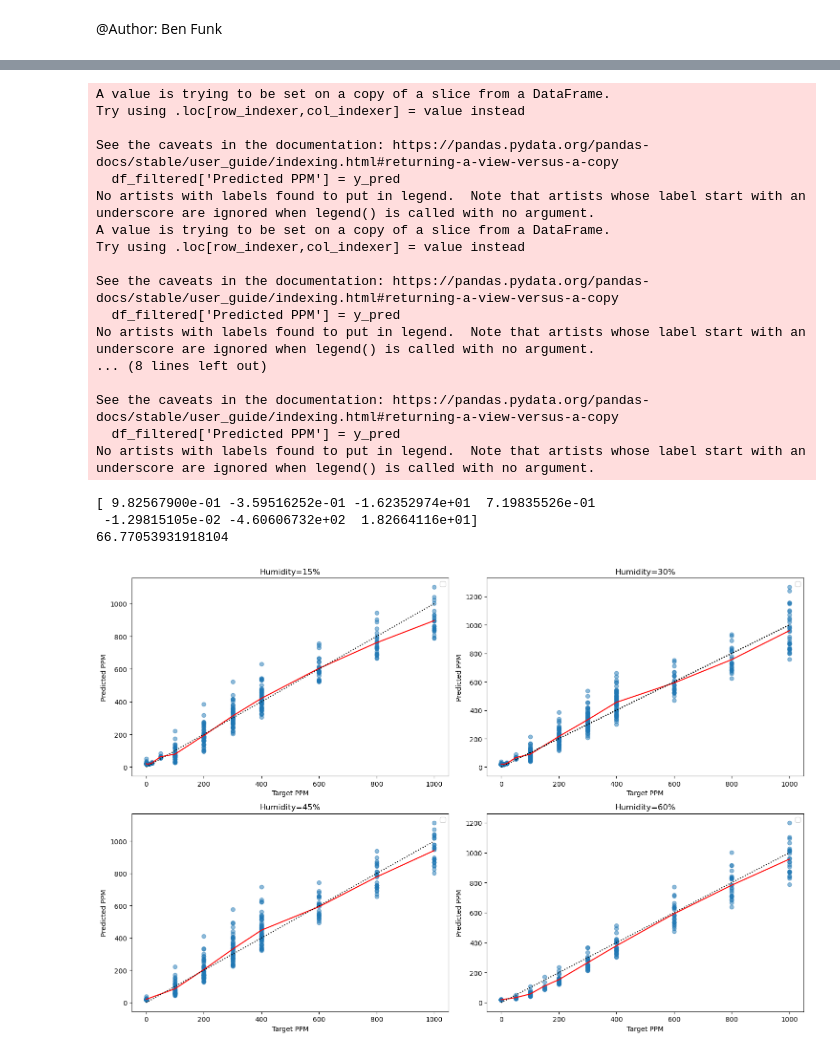
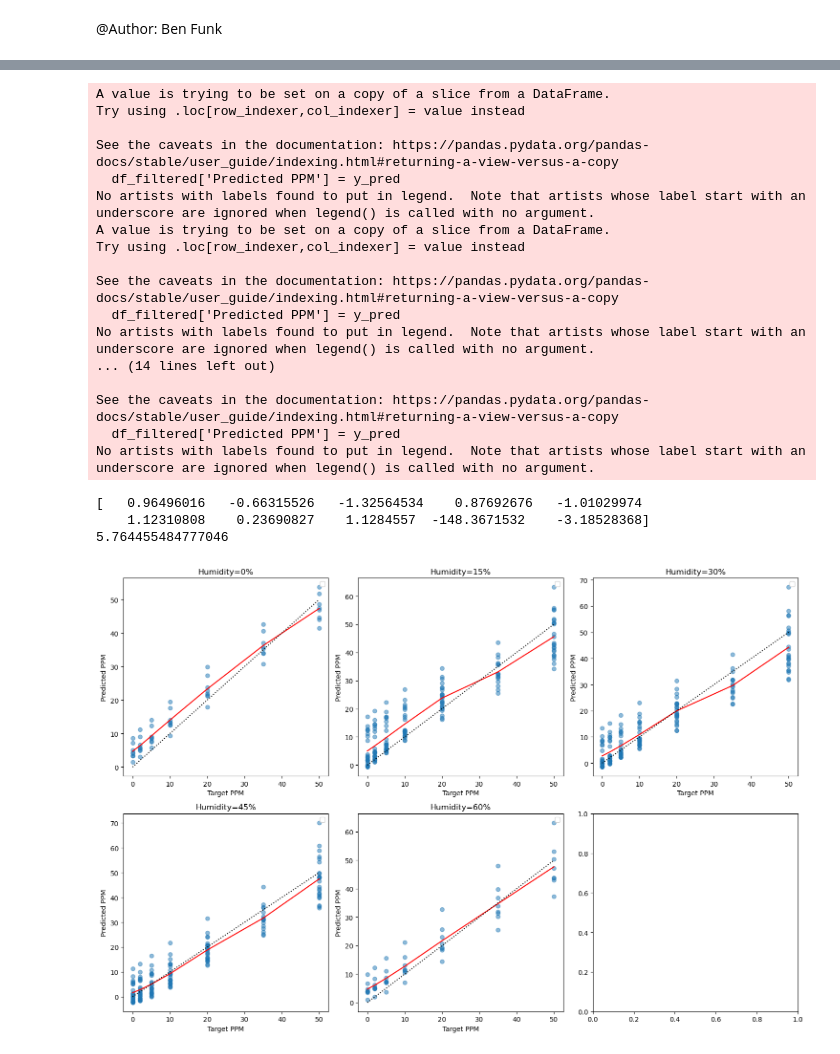
Before and after one commit to Coopsims/MethaneDataScience, a Jupyter notebook: Ben's Analysis/Equation Generation.ipynb, the cells around one changed output, grey strips where cells are left out. Cells and saved outputs as stored; diff of their text form; code cells hidden in the pictures.

```diff
--- a/Ben's Analysis/Equation Generation.ipynb
+++ b/Ben's Analysis/Equation Generation.ipynb
@@ -14,7 +14,7 @@ import numpy as np
 import matplotlib.pyplot as plt
 # %%
 # Load data from CSV file
-file2 = pd.read_csv("../Output/With low Data .csv")
+file2 = pd.read_csv("../Output/LowPPMMatrix.csv")
 # Extract the columns from the data
 #file2=file2[file2['Target PPM']<=500]
 
@@ -72,15 +72,15 @@ plt.show()
 # a**((-1*R*b)+(-1*H*c)+d)+e   6.5                          87.79
 
 # a**((((-1*R)/(H**b))*c)+(-1*H*d)+e)+f 7.1                 74.09   35.76   62.37   113.46
+# a**((((-1*R)/(H**b))*c)+(-1*H*d)+(-1*T*e)+(((-1*T*f)/(H**g))*h)+i)+j
 
 
-
-def funkEQ(X, a, b,c,d,e,f,g):
+def funkEQ(X, a, b,c,d,e,f,g,h,i,j):
     R, H, T = X
     with np.errstate(over='ignore'):
-        stuff=a**((((-1*R)/(H**b))*c)+(-1*H*d)+(-1*T*e)+f)+g
+        stuff=a**((((-1*R)/(H**b))*c)+(-1*H*d)+(-1*T*e)+(((-1*T*f)/(H**g))*h)+i)+j
     return stuff
-p0 = 1, 1, 1, 1, 1,1,1
+p0 = 1, 1, 1, 1, 1,1,1,1,1,1
 
 def residual(params, X, y):
     return np.sum((y - funkEQ(X, *params))**2)
@@ -134,9 +134,9 @@ conf_int_lower = y_pred - t_val * predict_std_val
 conf_int_upper = y_pred + t_val * predict_std_val
 
 # break up the points by humidity percentage to show more accurate graphs
-humidity_values = [15, 30, 45, 60]  # Updated humidity values
+humidity_values = [0, 15, 30, 45, 60]  # Updated humidity values
 
-fig, axs = plt.subplots(2, 2, figsize=(15, 10))  # Create a 2x3 grid of subplots for 5 humidities
+fig, axs = plt.subplots(2, 3, figsize=(15, 10))  # Create a 2x3 grid of subplots for 5 humidities
 
 # Flatten the axs array in case it's 2D
 axs = axs.flatten()
@@ -169,38 +169,38 @@ for i, H in enumerate(humidity_values):
     axs[i].set_ylabel('Predicted PPM')
     axs[i].set_title(f'Humidity={H}%')
 
 plt.tight_layout()  # Adjust layout to prevent overlapping
 plt.show()
 
 #############
 #Funk7.1 RMSE: 7.76      R2: 0.776       Note: Works for all humidity tested
 #Funk6.5 RMSE: 10.06     R2: 0.49        Note: Does not work for 0% humidity
 #Bast    RMSE: 10.12     R2: 0.57        Note: Does Terrible at 0PPM
 #
 #
 #############
 # %% [output]
 A value is trying to be set on a copy of a slice from a DataFrame.
 Try using .loc[row_indexer,col_indexer] = value instead
 
 See the caveats in the documentation: https://pandas.pydata.org/pandas-docs/stable/user_guide/indexing.html#returning-a-view-versus-a-copy
   df_filtered['Predicted PPM'] = y_pred
 No artists with labels found to put in legend.  Note that artists whose label start with an underscore are ignored when legend() is called with no argument.
 A value is trying to be set on a copy of a slice from a DataFrame.
 Try using .loc[row_indexer,col_indexer] = value instead
 
 See the caveats in the documentation: https://pandas.pydata.org/pandas-docs/stable/user_guide/indexing.html#returning-a-view-versus-a-copy
   df_filtered['Predicted PPM'] = y_pred
 No artists with labels found to put in legend.  Note that artists whose label start with an underscore are ignored when legend() is called with no argument.
-... (8 lines left out)
+... (14 lines left out)
 
 See the caveats in the documentation: https://pandas.pydata.org/pandas-docs/stable/user_guide/indexing.html#returning-a-view-versus-a-copy
   df_filtered['Predicted PPM'] = y_pred
 No artists with labels found to put in legend.  Note that artists whose label start with an underscore are ignored when legend() is called with no argument.
-[ 9.82567900e-01 -3.59516252e-01 -1.62352974e+01  7.19835526e-01
- -1.29815105e-02 -4.60606732e+02  1.82664116e+01]
-66.77053931918104
+[   0.96496016   -0.66315526   -1.32564534    0.87692676   -1.01029974
+    1.12310808    0.23690827    1.1284557  -148.3671532    -3.18528368]
+5.764455484777046
-[figure, old version]
+[figure, new version]
 # %%
 # Extract the X values for the curve fitting
 X_values = (xDataResistance, xDataRH, xDataTemp)
```
Also changed, not shown: parts of 5 cells of this notebook.
